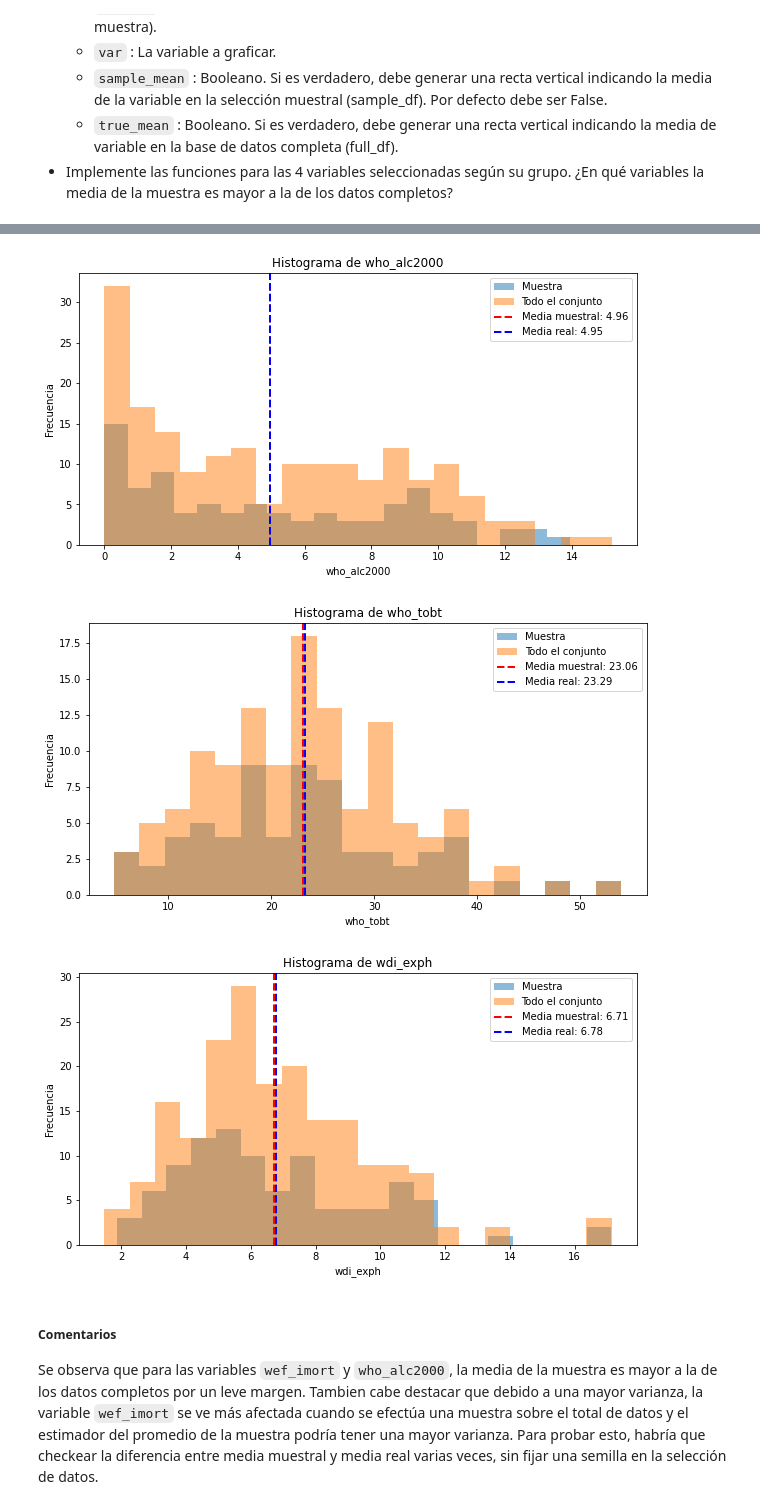
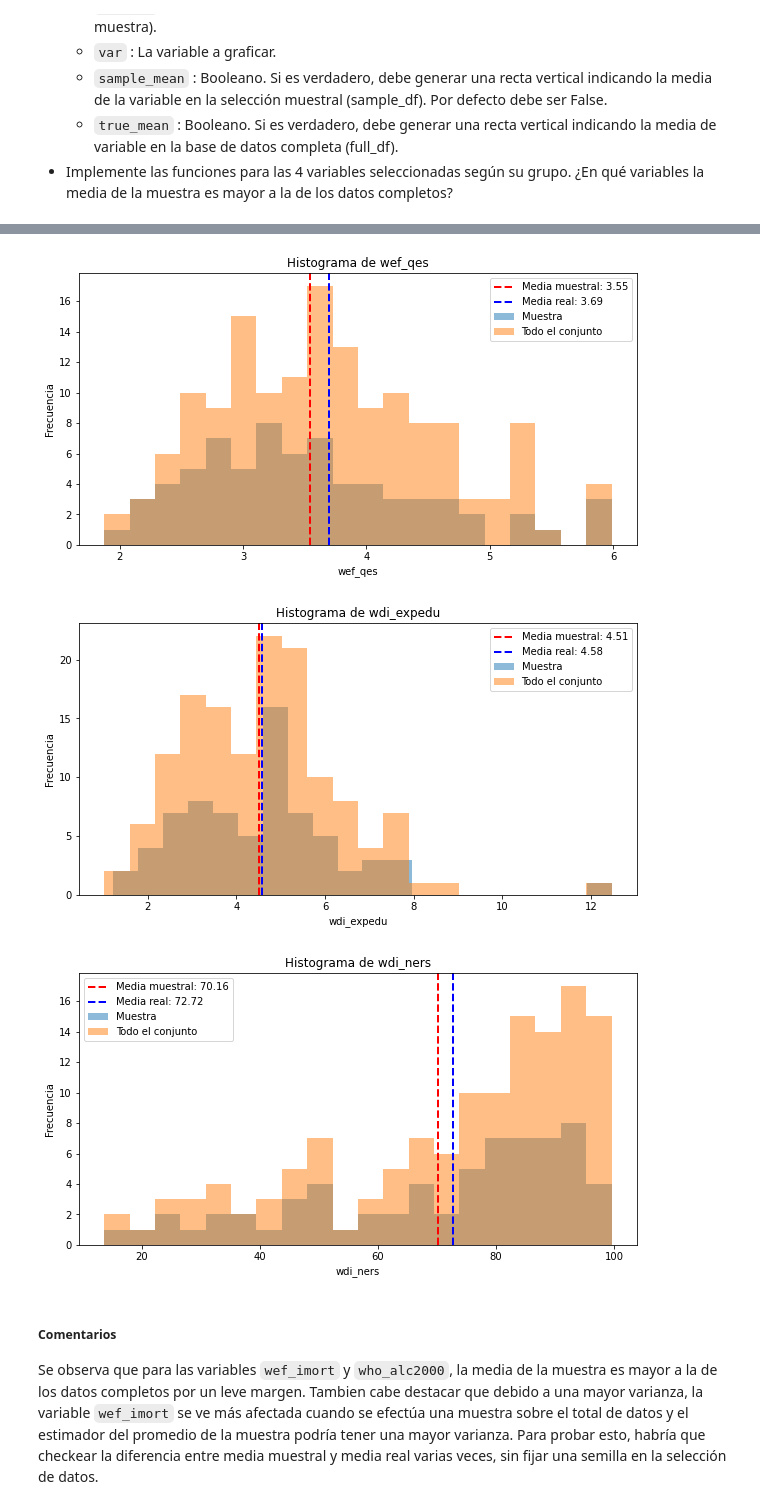
Before and after one commit to tomaspemora/desafio-latam-tareas-BA-TP, a Jupyter notebook: fundamentos_data_science/Desafio_Evaluado_3/desafio_guiado.ipynb, the cells around one changed output, grey strips where cells are left out. Drawn from its saved outputs; the diff is of its cells as text; code cells hidden in the pictures.

```diff
--- a/fundamentos_data_science/Desafio_Evaluado_3/desafio_guiado.ipynb
+++ b/fundamentos_data_science/Desafio_Evaluado_3/desafio_guiado.ipynb
@@ -91,7 +91,7 @@ comun = ["undp_hdi", "ccodealp", "ht_region", "gle_cgdpc", "imf_pop"]
 apellidos_a_m = ["ffp_hf"   , "wef_qes"     , "wdi_expedu"  , "wdi_ners"]
 apellidos_n_z = ["wef_imort", "who_alc2000" , "who_tobt"    , "wdi_exph"]
 
-lista_columnas = comun + apellidos_n_z  # Cambiar lista de apellidos según corresponda
+lista_columnas = comun + apellidos_a_m  # Cambiar lista de apellidos según corresponda
 df_work = df[lista_columnas]
 # %% [markdown]
 #### Re-etiquetado de ht_region
@@ -117,7 +117,7 @@ See the caveats in the documentation: https://pandas.pydata.org/pandas-docs/stab
 # %% [markdown]
 ### Selección del 50% de los datos
 # %%
-last_4_digits_rut = 5801                # Cambiar según usuario
+last_4_digits_rut = 5355                # Cambiar según usuario
 df_work_sample = df_work.sample(frac = 0.5,random_state = last_4_digits_rut)
 # %% [markdown]
 ---
@@ -308,5 +308,5 @@ def graficar_histograma(sample_df, full_df, var, sample_mean, true_mean):
     plt.show()
 # %%
 # Se utiliza graficar_histograma para las 4 variables asociadas con el apellido del usuario
-_ = pd.Series(apellidos_n_z).apply(lambda x: graficar_histograma(df_work_sample, df_work, x, True, True))
+_ = pd.Series(apellidos_a_m).apply(lambda x: graficar_histograma(df_work_sample, df_work, x, True, True))
 # %% [output]
@@ -314,6 +314,6 @@ _ = pd.Series(apellidos_n_z).apply(lambda x: graficar_histograma(df_work_sample,
-[figure, old version]
+[figure, new version]
-[figure, old version]
+[figure, new version]
-[figure, old version]
+[figure, new version]
 # %% [markdown]
 ##### Comentarios
 Se observa que para las variables `wef_imort` y `who_alc2000`, la media de la muestra es mayor a la de los datos completos por un leve margen. Tambien cabe destacar que debido a una mayor varianza, la variable `wef_imort` se ve más afectada cuando se efectúa una muestra sobre el total de datos y el estimador del promedio de la muestra podría tener una mayor varianza. Para probar esto, habría que checkear la diferencia entre media muestral y media real varias veces, sin fijar una semilla en la selección de datos.
```
Also changed, not shown: parts of 9 cells of this notebook, 2 other files.
